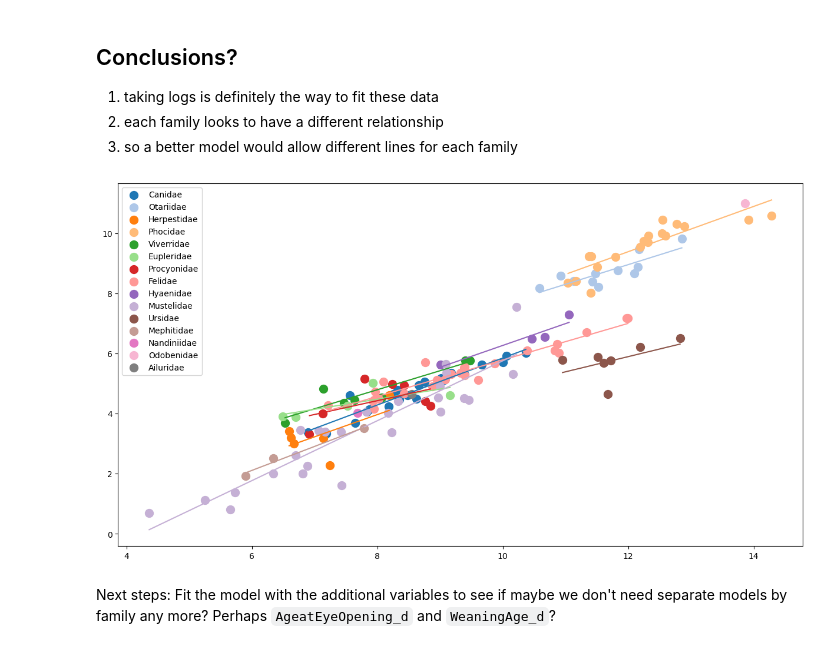
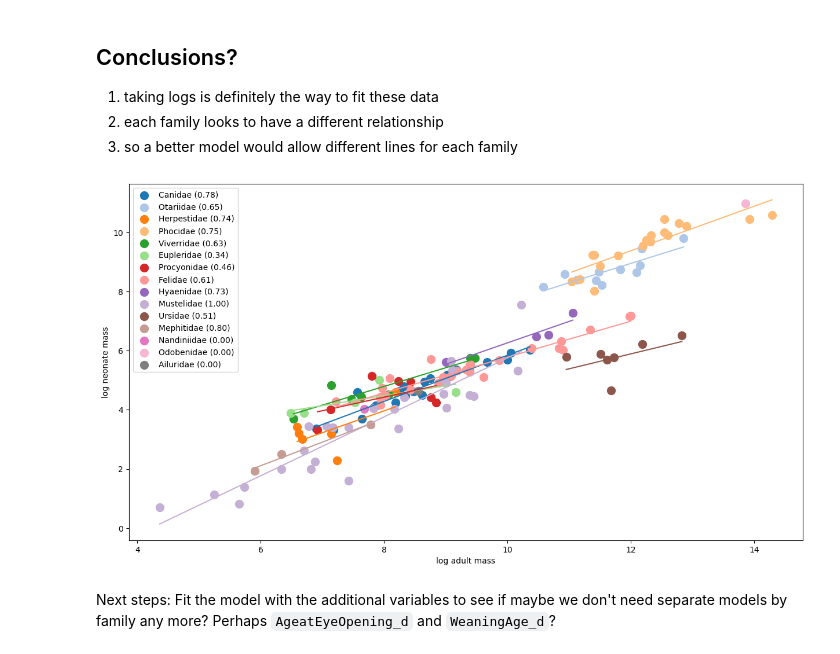
Before and after one commit to UOdsci/dsci345, a Jupyter notebook: class_material/slides/Transformations_and_diagnostics.ipynb, the cells around one changed output. Drawn from its saved outputs; the diff is of its cells as text; code cells hidden in the pictures.

```diff
--- a/class_material/slides/Transformations_and_diagnostics.ipynb
+++ b/class_material/slides/Transformations_and_diagnostics.ipynb
@@ -285,19 +286,20 @@ fit2.coef_, fit2.intercept_
 # %%
 slopes = {}
 for f in colors:
     sub = carnivores[carnivores.Family == f]
     fit_sub = lm().fit(sub[['logAdultBodyMass_g']], sub.logNeonateBodyMass_g)
-    slopes[f] = fit_sub.coef_
-    plt.scatter(sub.logAdultBodyMass_g, sub.logNeonateBodyMass_g, color=colors[f], s=100, label=f)
+    slopes[f] = fit_sub.coef_[0]
+    plt.scatter(sub.logAdultBodyMass_g, sub.logNeonateBodyMass_g, color=colors[f], s=100, label=f"{f} ({slopes[f]:.2f})")
     pred_sub = pd.DataFrame({
         "logAdultBodyMass_g": np.linspace(np.min(sub.logAdultBodyMass_g),
                                           np.max(sub.logAdultBodyMass_g), 201)
     })
     pred_sub['logNeonateBodyMass_g'] = fit_sub.predict(pred_sub)
     plt.plot(pred_sub.logAdultBodyMass_g, pred_sub.logNeonateBodyMass_g, color=colors[f])
+plt.xlabel("log adult mass"); plt.ylabel("log neonate mass"); plt.legend();
 plt.legend();
 # %% [output]
-[figure, old version]
+[figure, new version]
 # %% [markdown]
 Next steps: Fit the model with the additional variables
 to see if maybe we don't need separate models by family any more?
```
Also changed, not shown: parts of 1 cell of this notebook, 10 other files.
